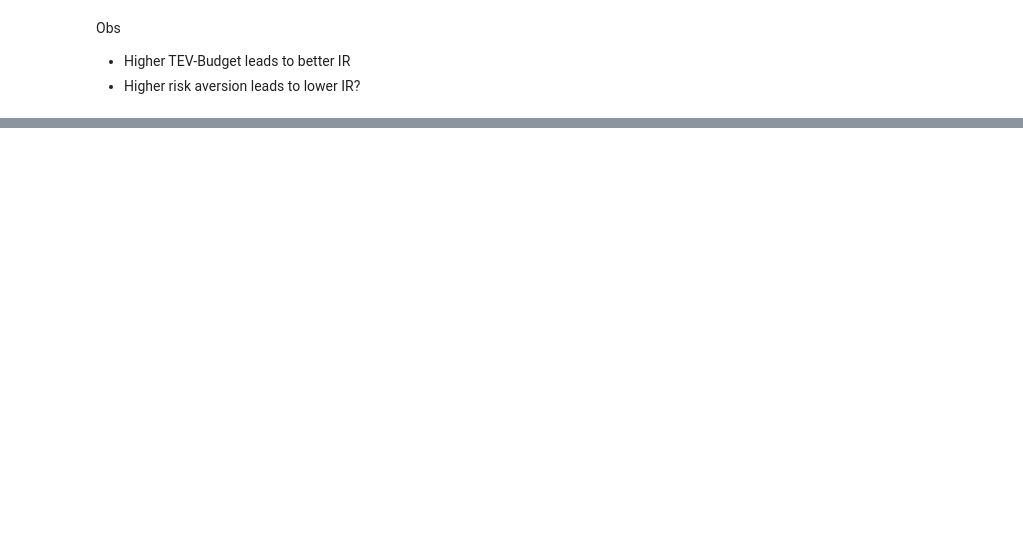
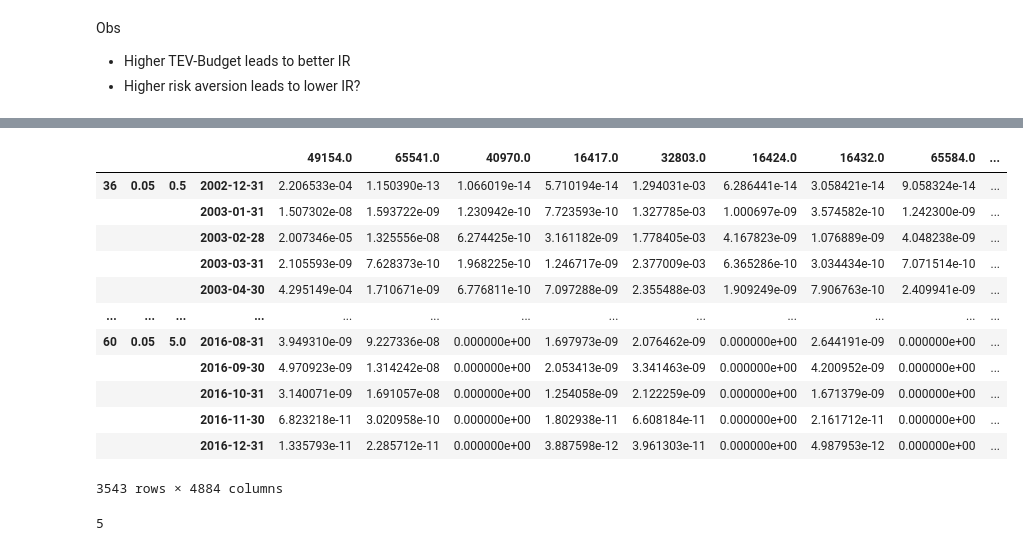
Before and after one commit to fcoibanez/regimeaware, a Jupyter notebook: notebooks/empirical.ipynb, the cells around one changed output, grey strips where cells are left out. Cells and saved outputs as stored; diff of their text form; code cells hidden in the pictures; blank space fills up the shorter version.

```diff
--- a/notebooks/empirical.ipynb
+++ b/notebooks/empirical.ipynb
@@ -150,3 +246,0 @@ for dt in tqdm(rebalance_dts):
-# %%
-wts = pd.DataFrame.from_dict(collect_ew, orient='index').fillna(0)
-bt = wts.shift(1).mul(rt).dropna(how='all').sum(axis=1)
@@ -228,0 +300,20 @@ factor_variance_ols.xs(dt).xs(65533)
+# %%
+wts
+# %% [output]
+|  |  |  |  | 49154.0 | 65541.0 | 40970.0 | 16417.0 | 32803.0 | 16424.0 | 16432.0 | 65584.0 | ... |
+| 36 | 0.05 | 0.5 | 2002-12-31 | 2.206533e-04 | 1.150390e-13 | 1.066019e-14 | 5.710194e-14 | 1.294031e-03 | 6.286441e-14 | 3.058421e-14 | 9.058324e-14 | ... |
+|  |  |  | 2003-01-31 | 1.507302e-08 | 1.593722e-09 | 1.230942e-10 | 7.723593e-10 | 1.327785e-03 | 1.000697e-09 | 3.574582e-10 | 1.242300e-09 | ... |
+|  |  |  | 2003-02-28 | 2.007346e-05 | 1.325556e-08 | 6.274425e-10 | 3.161182e-09 | 1.778405e-03 | 4.167823e-09 | 1.076889e-09 | 4.048238e-09 | ... |
+|  |  |  | 2003-03-31 | 2.105593e-09 | 7.628373e-10 | 1.968225e-10 | 1.246717e-09 | 2.377009e-03 | 6.365286e-10 | 3.034434e-10 | 7.071514e-10 | ... |
+|  |  |  | 2003-04-30 | 4.295149e-04 | 1.710671e-09 | 6.776811e-10 | 7.097288e-09 | 2.355488e-03 | 1.909249e-09 | 7.906763e-10 | 2.409941e-09 | ... |
+| ... | ... | ... | ... | ... | ... | ... | ... | ... | ... | ... | ... | ... |
+| 60 | 0.05 | 5.0 | 2016-08-31 | 3.949310e-09 | 9.227336e-08 | 0.000000e+00 | 1.697973e-09 | 2.076462e-09 | 0.000000e+00 | 2.644191e-09 | 0.000000e+00 | ... |
+|  |  |  | 2016-09-30 | 4.970923e-09 | 1.314242e-08 | 0.000000e+00 | 2.053413e-09 | 3.341463e-09 | 0.000000e+00 | 4.200952e-09 | 0.000000e+00 | ... |
+|  |  |  | 2016-10-31 | 3.140071e-09 | 1.691057e-08 | 0.000000e+00 | 1.254058e-09 | 2.122259e-09 | 0.000000e+00 | 1.671379e-09 | 0.000000e+00 | ... |
+|  |  |  | 2016-11-30 | 6.823218e-11 | 3.020958e-10 | 0.000000e+00 | 1.802938e-11 | 6.608184e-11 | 0.000000e+00 | 2.161712e-11 | 0.000000e+00 | ... |
+|  |  |  | 2016-12-31 | 1.335793e-11 | 2.285712e-11 | 0.000000e+00 | 3.887598e-12 | 3.961303e-11 | 0.000000e+00 | 4.987953e-12 | 0.000000e+00 | ... |
+3543 rows × 4884 columns
+# %%
+g
+# %% [output]
+5
```
Also changed, not shown: parts of 21 cells of this notebook, 1 other file.
